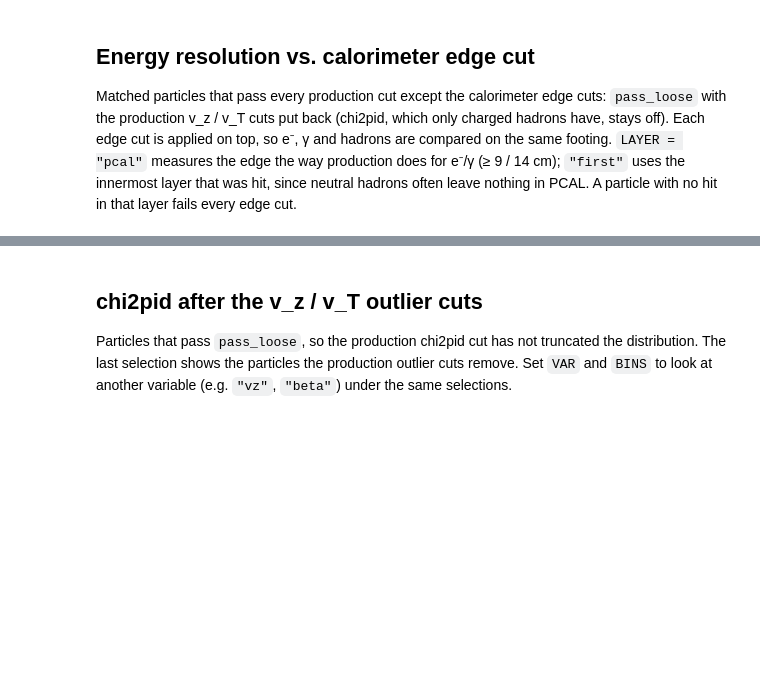
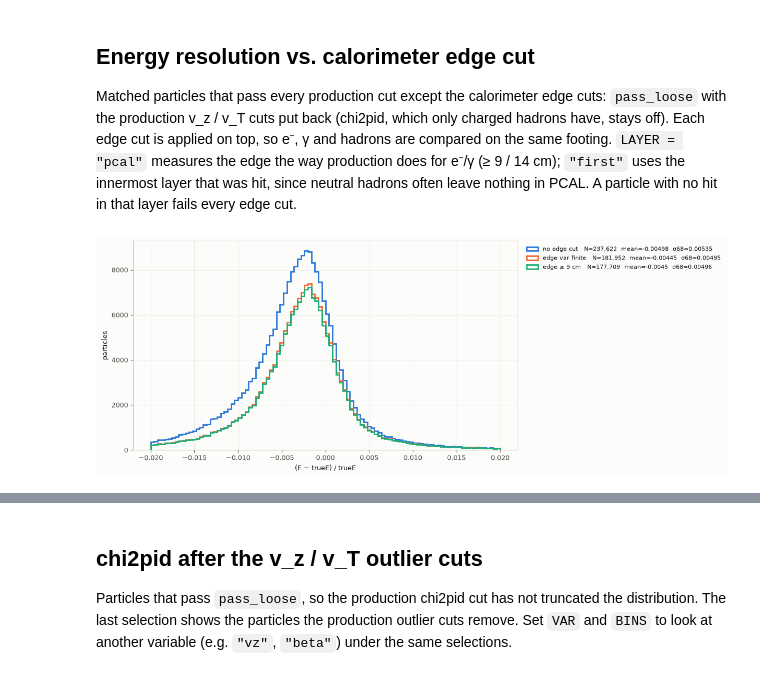
Before and after one commit to tjayhllstrn/parnassus_data_prep, a Jupyter notebook: edge_outlier_study.ipynb, the cells around one changed output, grey strips where cells are left out. Drawn from its saved outputs; the diff is of its cells as text; code cells hidden in the pictures; blank space fills up the shorter version.

```diff
--- a/edge_outlier_study.ipynb
+++ b/edge_outlier_study.ipynb
@@ -24,7 +24,7 @@ import numpy as np
 import uproot
 from matplotlib.colors import LinearSegmentedColormap, LogNorm
 
-FILE = "plots/edge_outlier_study/study.root"
+FILE = "plots/edge_outlier_study/clasdis-0001.root"
 
 df = uproot.open(FILE)["particles"].arrays(library="pd")
 print(f"{len(df):,} reco particles   pass_loose {df.pass_loose.mean():.1%}   pass_prod {df.pass_prod.mean():.1%}   "
@@ -117,18 +119,20 @@ on top, so e⁻, γ and hadrons are compared on the same footing. `LAYER = "pcal
 production does for e⁻/γ (≥ 9 / 14 cm); `"first"` uses the innermost layer that was hit, since neutral hadrons
 often leave nothing in PCAL. A particle with no hit in that layer fails every edge cut.
 # %%
-PIDS = [2112]            # reco pid(s), e.g. [11], [22], [2112]
+PIDS = [211,-211]            # reco pid(s), e.g. [11], [22], [2112]
 LAYER = "first"          # 'pcal', 'ecin', 'ecout' or 'first'
-EDGES = [5, 9, 14, 20]   # minimum distance to the edge (cm)
+EDGES = [9]   # minimum distance to the edge (cm)
 VAR = "E"                # 'E' or 'p', compared with 'true' + VAR
 SAME_PID = True          # keep only particles whose matched truth has the reco pid
 
-base = df.pass_loose & vz_window(df, -40, 30) & vt_max(df, 20)   # production minus edge cuts (and chi2pid)
+base = df.pass_loose & vz_window(df, -40, 30) & vt_max(df, 20)  # production minus edge cuts (and chi2pid)
 h = df[base & df.pid.isin(PIDS) & (df.truepid != -999)]
 if SAME_PID:
     h = h[h.truepid == h.pid]
 res = (h[VAR] - h["true" + VAR]) / h["true" + VAR]
 edge = calo_edge(h, LAYER)
 
-overlay(res, {"no edge cut": None, **{f"edge ≥ {d} cm": edge >= d for d in EDGES}},
-        bins=np.linspace(-1, 1, 101), xlabel=f"({VAR} − true{VAR}) / true{VAR}", density=True)
+overlay(res, {"no edge cut": None, "edge var finite": np.isfinite(edge), **{f"edge ≥ {d} cm": edge >= d for d in EDGES}},
+        bins=np.linspace(-0.02, 0.02, 101), xlabel=f"({VAR} − true{VAR}) / true{VAR}", density=False)
+# %% [output]
+[figure, added]
```
Also changed, not shown: parts of 11 cells of this notebook.
